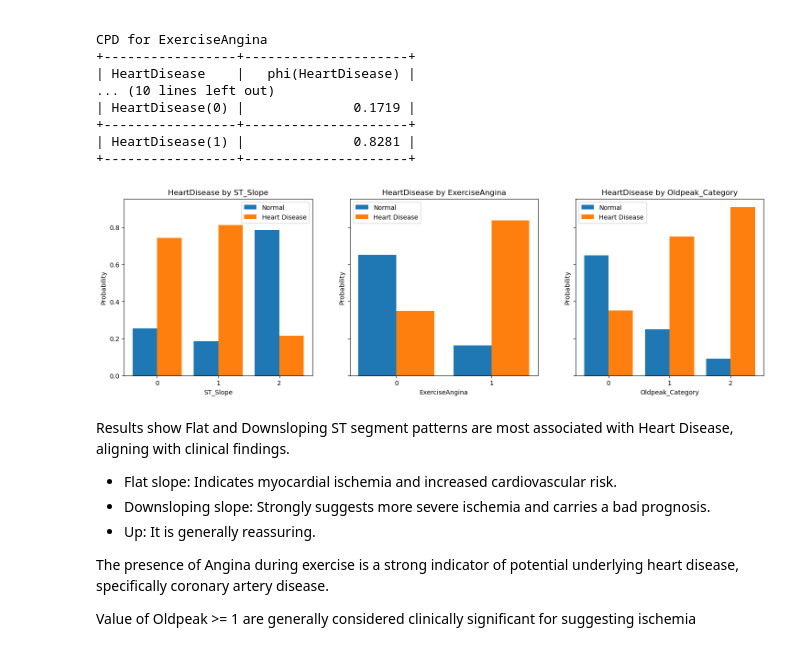
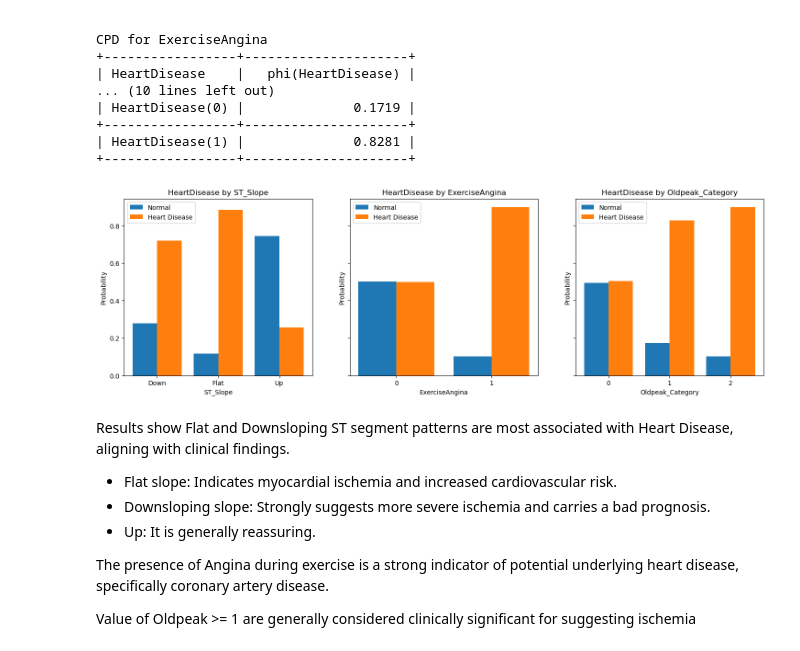
Before and after one commit to maurodore/heart_failure_prediction_bayesian_reasoning, a Jupyter notebook: src/main.ipynb, the cells around one changed output. Cells and saved outputs as stored; diff of their text form; code cells hidden in the pictures.

```diff
--- a/src/main.ipynb
+++ b/src/main.ipynb
@@ -594,47 +552,53 @@ CPD for ExerciseAngina
 +-----------------+---------------------+
 # %%
 synthoms = {"ST_Slope": [0, 1, 2], "ExerciseAngina": [0, 1], "Oldpeak_Category": [0, 1, 2]}
+
+st_slope_mapping = {0: "Down", 1: "Flat", 2: "Up"}
 
 results = []
 answer_pain_types = {}
 
 for synthom in synthoms:
-    evidence = {} # Hightlight also results with {"Age_Category": 2, "Sex": 1}
     answer_pain_types[synthom] = {}
     for pain_type in synthoms[synthom]:
+        evidence={"Age_Category": 2, "Sex": 1} # Male adult patient
         evidence[synthom] = pain_type
         probs = inference.query(["HeartDisease"], evidence, show_progress=False).values
 
         results.append({
             'synthom': synthom,
             'pain_type': pain_type,
             'Normal': probs[0],
             'HeartDisease': probs[1]
         })
 
 df = pd.DataFrame(results)
 
 
 n_synthoms = df['synthom'].nunique()
 fig, axes = plt.subplots(1, n_synthoms, figsize=(6 * n_synthoms, 5), sharey=True)
 
 if n_synthoms == 1:
     axes = [axes]
 for ax, synthom in zip(axes, df['synthom'].unique()):
     temp = df[df['synthom'] == synthom]
     x = temp['pain_type']
     normal = temp['Normal']
     heart = temp['HeartDisease']
 
     ax.bar(x - 0.2, normal, width=0.4, label='Normal')
     ax.bar(x + 0.2, heart, width=0.4, label='Heart Disease')
     ax.set_xlabel(synthom)
-    ax.set_xticks(x.unique())
+    if synthom == 'ST_Slope':
+        ax.set_xticks(x)
+        ax.set_xticklabels([st_slope_mapping[val] for val in x])
+    else:
+        ax.set_xticks(x.unique())
     ax.set_ylabel('Probability')
     ax.set_title(f'HeartDisease by {synthom}')
     ax.legend()
 # %% [output]
-[figure, old version]
+[figure, new version]
 # %% [markdown]
 Results show Flat and Downsloping ST segment patterns are most associated with Heart Disease, aligning with clinical findings.
 - Flat slope: Indicates myocardial ischemia and increased cardiovascular risk.
```
Also changed, not shown: parts of 21 cells of this notebook, 5 other files.
